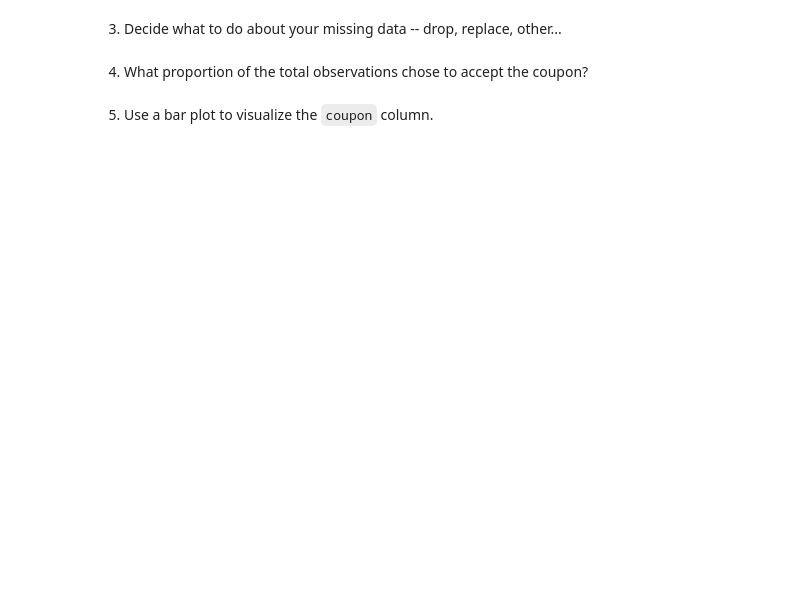
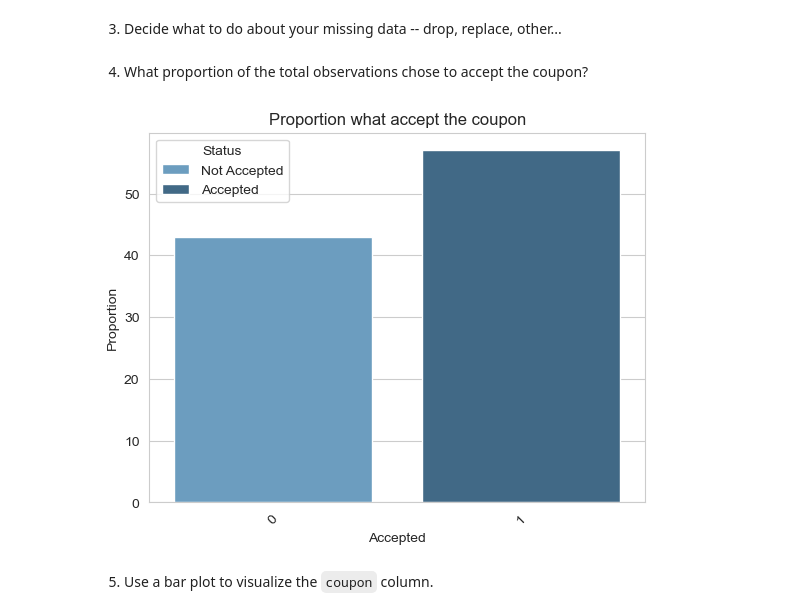
Before and after one commit to OmarTrejo/coupons-data-analysis, a Jupyter notebook: main.ipynb, the cells around one changed output. Drawn from its saved outputs; the diff is of its cells as text; code cells hidden in the pictures; blank space fills up the shorter version.

Commit message:
Upload with more data and analysis

```diff
--- a/main.ipynb
+++ b/main.ipynb
@@ -87,4 +132,21 @@ data.head()
+# %%
+data['Bar'] = data['Bar'].fillna('never')
+data['CoffeeHouse'] = data['CoffeeHouse'].fillna('less1')
+data['CarryAway'] = data['CarryAway'].fillna('missing')
+data['RestaurantLessThan20'] = data['RestaurantLessThan20'].fillna('1~3')
+data['Restaurant20To50'] = data['Restaurant20To50'].fillna('less1')
 # %% [markdown]
 4. What proportion of the total observations chose to accept the coupon?
+# %%
+sns.set_style('whitegrid')
+barplot = sns.barplot((data['Y'].value_counts(normalize=True) * 100).round(), palette='Blues_d', errorbar=None)
+plt.title('Proportion what accept the coupon')
+plt.xlabel('Accepted')
+plt.ylabel('Proportion')
+plt.xticks(rotation=45)
+barplot.legend(['Not Accepted', 'Accepted'], title='Status')
+plt.show()
+# %% [output]
+[figure, added]
 # %% [markdown]
 5. Use a bar plot to visualize the `coupon` column.
```
Also changed, not shown: parts of 21 cells of this notebook.
